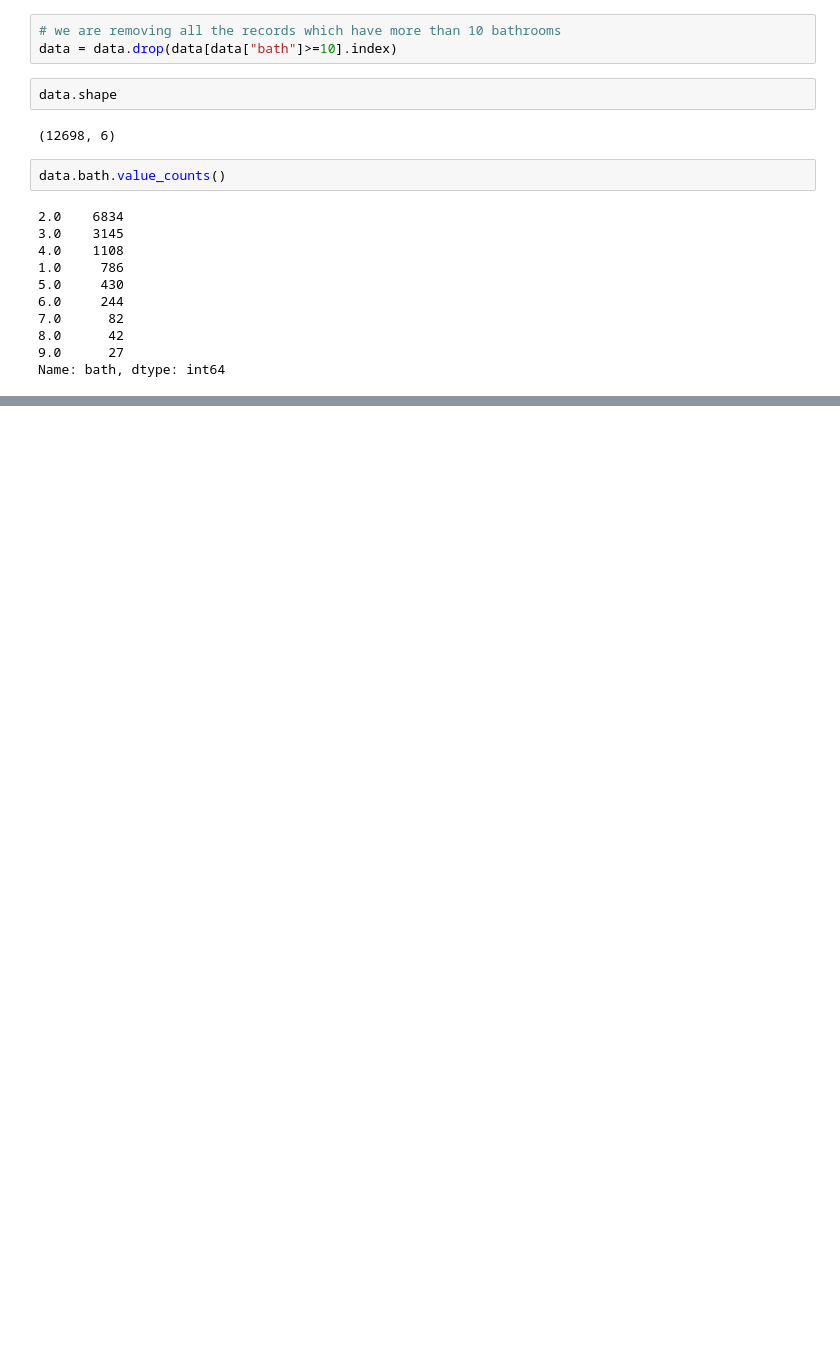
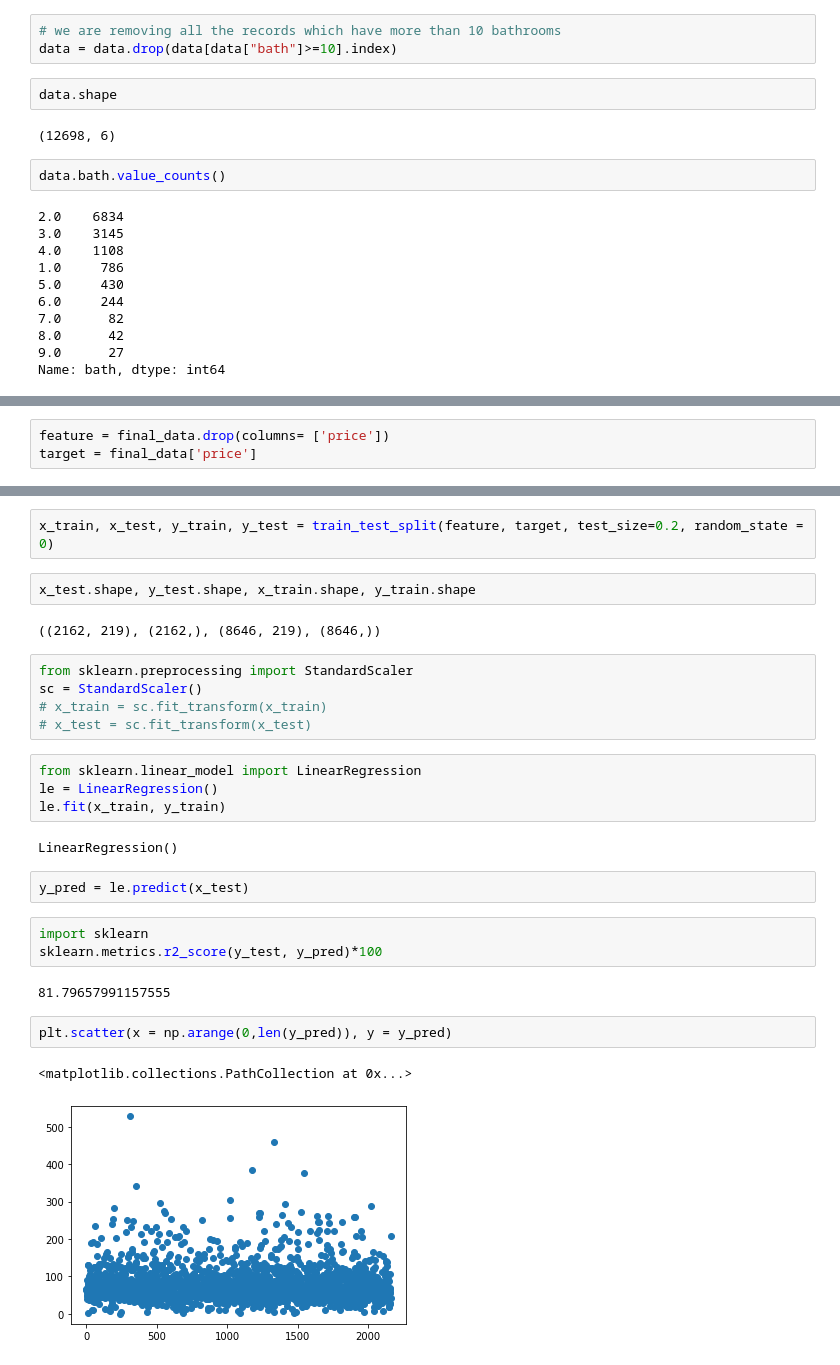
Before and after one commit to SP-TechForest/House_Price_Prediction, a Jupyter notebook: Data_Preprocessing.ipynb, the cells around one changed output, grey strips where cells are left out. Saved outputs shown, nothing was run; the diff lists cells and outputs as text; blank space fills up the shorter version.

```diff
--- a/Data_Preprocessing.ipynb
+++ b/Data_Preprocessing.ipynb
@@ -246,0 +616,3 @@ Name: bath, dtype: int64
+# %%
+feature = final_data.drop(columns= ['price'])
+target = final_data['price']
@@ -246,0 +639,29 @@ Name: bath, dtype: int64
+# %%
+x_train, x_test, y_train, y_test = train_test_split(feature, target, test_size=0.2, random_state = 0)
+# %%
+x_test.shape, y_test.shape, x_train.shape, y_train.shape
+# %% [output]
+((2162, 219), (2162,), (8646, 219), (8646,))
+# %%
+from sklearn.preprocessing import StandardScaler
+sc = StandardScaler()
+# x_train = sc.fit_transform(x_train)
+# x_test = sc.fit_transform(x_test)
+# %%
+from sklearn.linear_model import LinearRegression
+le = LinearRegression()
+le.fit(x_train, y_train)
+# %% [output]
+LinearRegression()
+# %%
+y_pred = le.predict(x_test)
+# %%
+import sklearn
+sklearn.metrics.r2_score(y_test, y_pred)*100
+# %% [output]
+81.79657991157555
+# %%
+plt.scatter(x = np.arange(0,len(y_pred)), y = y_pred)
+# %% [output]
+<matplotlib.collections.PathCollection at 0x...>
+[figure, added]
```
Also changed, not shown: parts of 70 cells of this notebook.
